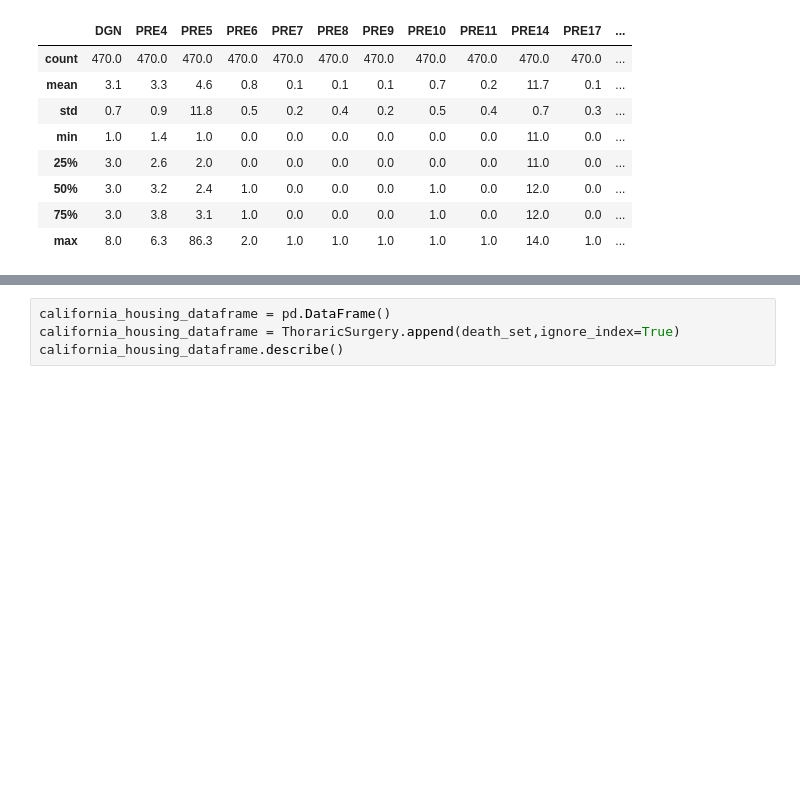
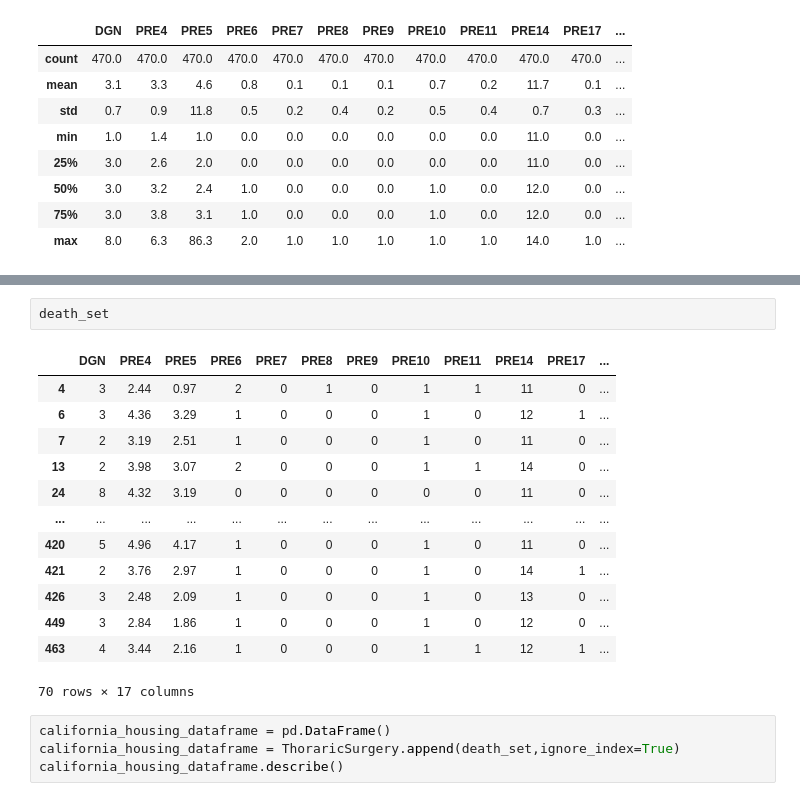
Before and after one commit to Baileyswu/google-tensorflow-tutor, a Jupyter notebook: 13. predict_death.ipynb, the cells around one changed output, grey strips where cells are left out. Saved outputs shown, nothing was run; the diff lists cells and outputs as text; blank space fills up the shorter version.

```diff
--- a/13. predict_death.ipynb
+++ b/13. predict_death.ipynb
@@ -133,3 +160,19 @@ death_set = ThoraricSurgery[ThoraricSurgery["Risk1Yr"] > 0.5]
+# %%
+death_set
+# %% [output]
+|  | DGN | PRE4 | PRE5 | PRE6 | PRE7 | PRE8 | PRE9 | PRE10 | PRE11 | PRE14 | PRE17 | ... |
+| 4 | 3 | 2.44 | 0.97 | 2 | 0 | 1 | 0 | 1 | 1 | 11 | 0 | ... |
+| 6 | 3 | 4.36 | 3.29 | 1 | 0 | 0 | 0 | 1 | 0 | 12 | 1 | ... |
+| 7 | 2 | 3.19 | 2.51 | 1 | 0 | 0 | 0 | 1 | 0 | 11 | 0 | ... |
+| 13 | 2 | 3.98 | 3.07 | 2 | 0 | 0 | 0 | 1 | 1 | 14 | 0 | ... |
+| 24 | 8 | 4.32 | 3.19 | 0 | 0 | 0 | 0 | 0 | 0 | 11 | 0 | ... |
+| ... | ... | ... | ... | ... | ... | ... | ... | ... | ... | ... | ... | ... |
+| 420 | 5 | 4.96 | 4.17 | 1 | 0 | 0 | 0 | 1 | 0 | 11 | 0 | ... |
+| 421 | 2 | 3.76 | 2.97 | 1 | 0 | 0 | 0 | 1 | 0 | 14 | 1 | ... |
+| 426 | 3 | 2.48 | 2.09 | 1 | 0 | 0 | 0 | 1 | 0 | 13 | 0 | ... |
+| 449 | 3 | 2.84 | 1.86 | 1 | 0 | 0 | 0 | 1 | 0 | 12 | 0 | ... |
+| 463 | 4 | 3.44 | 2.16 | 1 | 0 | 0 | 0 | 1 | 1 | 12 | 1 | ... |
+70 rows × 17 columns
 # %%
 california_housing_dataframe = pd.DataFrame()
 california_housing_dataframe = ThoraricSurgery.append(death_set,ignore_index=True)
```
Also changed, not shown: parts of 19 cells of this notebook.
